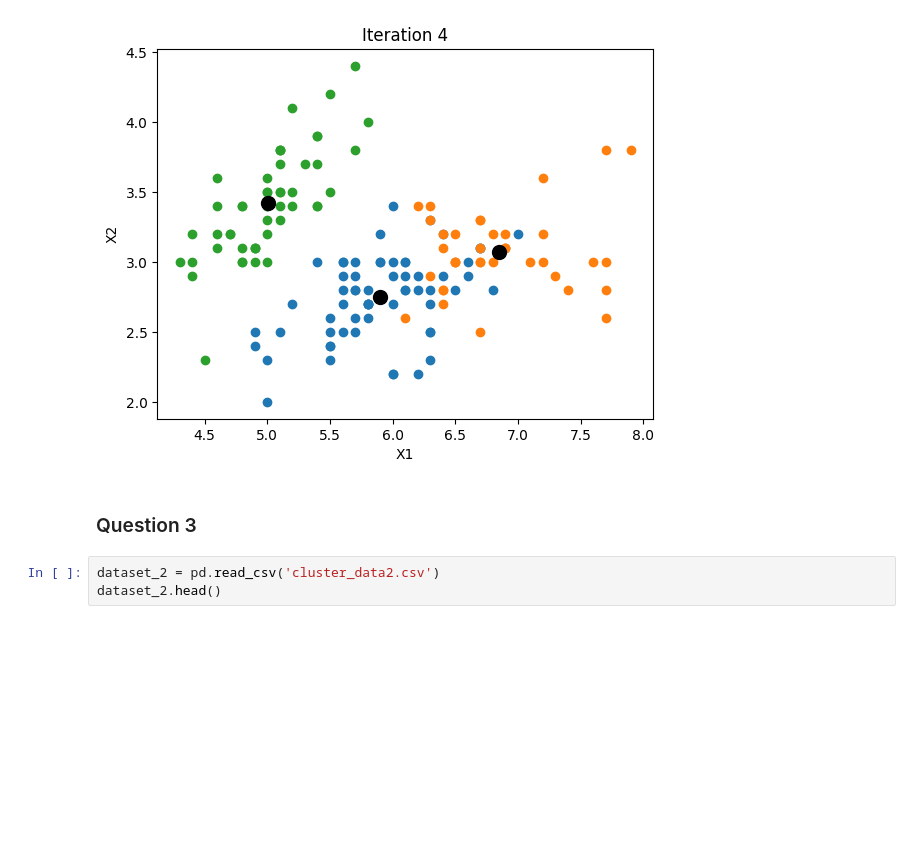
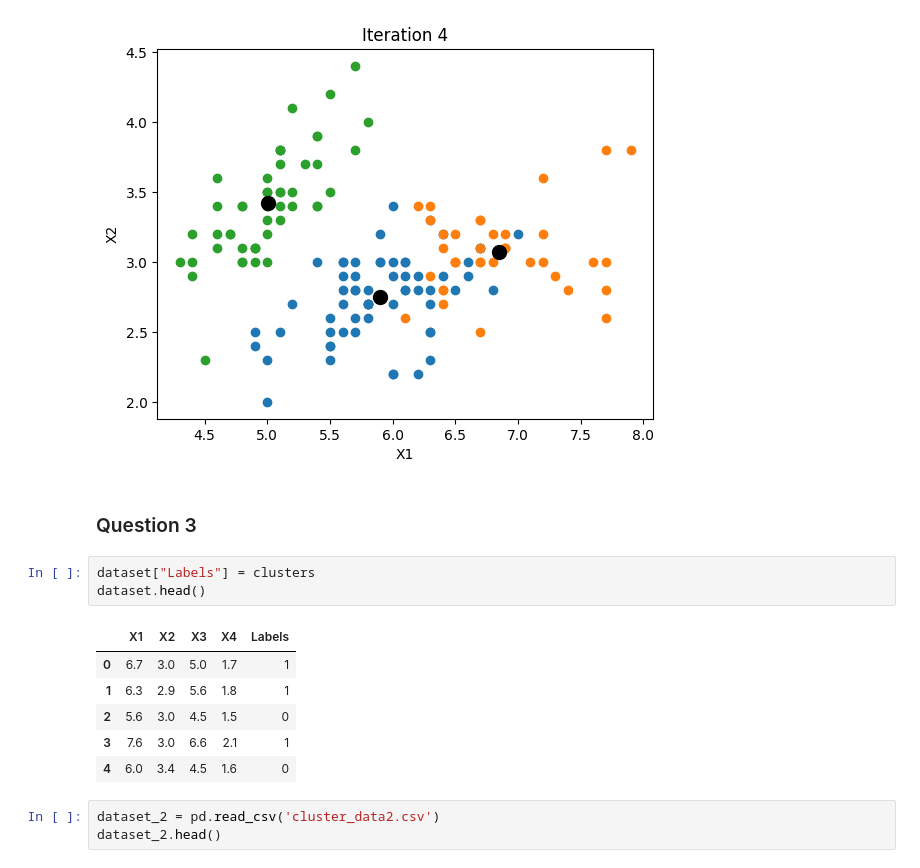
Before and after one commit to Huy1996/CMPE-255, a Jupyter notebook: Assignment 2/assignment2.ipynb, the cells around one changed output. Saved outputs shown, nothing was run; the diff lists cells and outputs as text; blank space fills up the shorter version.

```diff
--- a/Assignment 2/assignment2.ipynb
+++ b/Assignment 2/assignment2.ipynb
@@ -141,6 +141,16 @@ for i in range(5):
 [figure]
 # %% [markdown]
 ### Question 3
+# %%
+dataset["Labels"] = clusters
+dataset.head()
+# %% [output]
+|  | X1 | X2 | X3 | X4 | Labels |
+| 0 | 6.7 | 3.0 | 5.0 | 1.7 | 1 |
+| 1 | 6.3 | 2.9 | 5.6 | 1.8 | 1 |
+| 2 | 5.6 | 3.0 | 4.5 | 1.5 | 0 |
+| 3 | 7.6 | 3.0 | 6.6 | 2.1 | 1 |
+| 4 | 6.0 | 3.4 | 4.5 | 1.6 | 0 |
 # %%
 dataset_2 = pd.read_csv('cluster_data2.csv')
 dataset_2.head()
```
Also changed, not shown: parts of 4 cells of this notebook.
